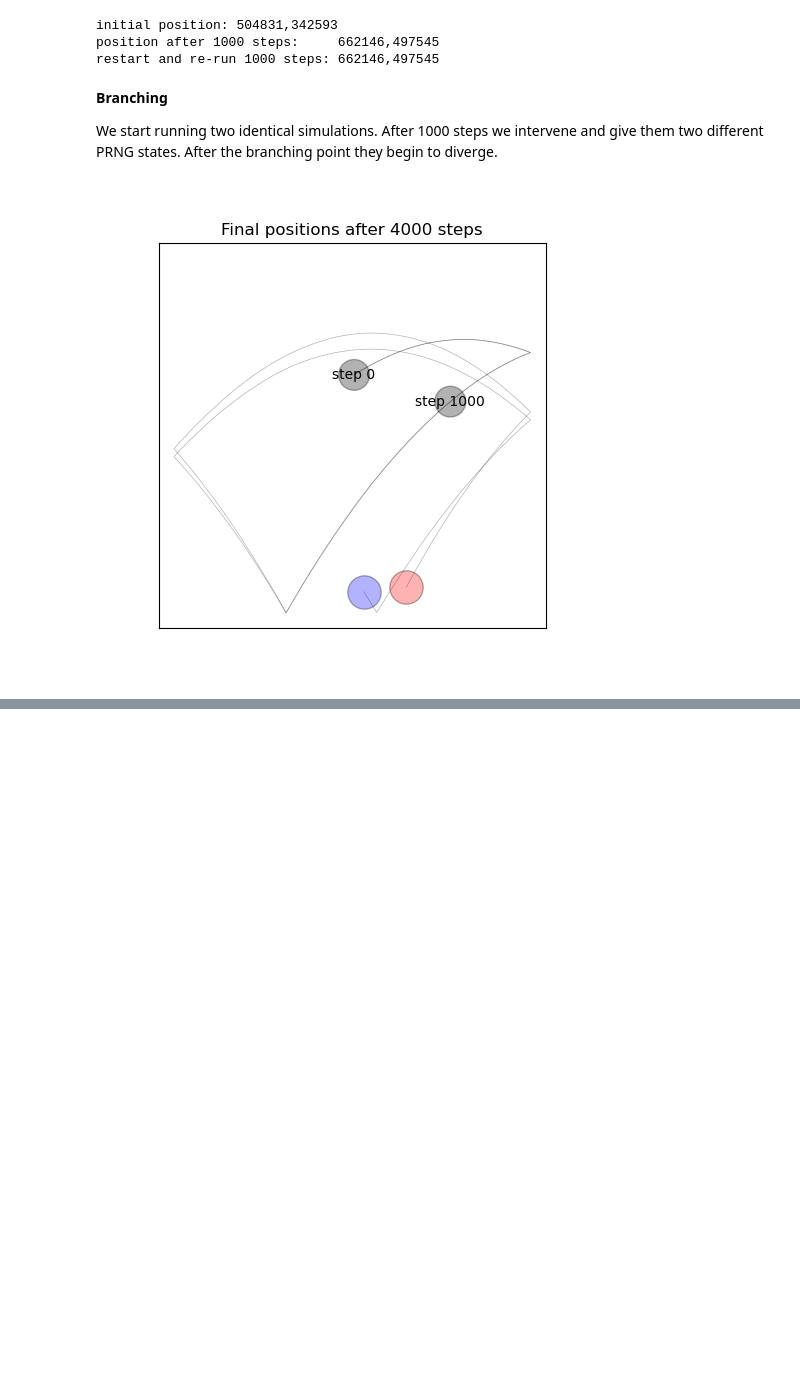
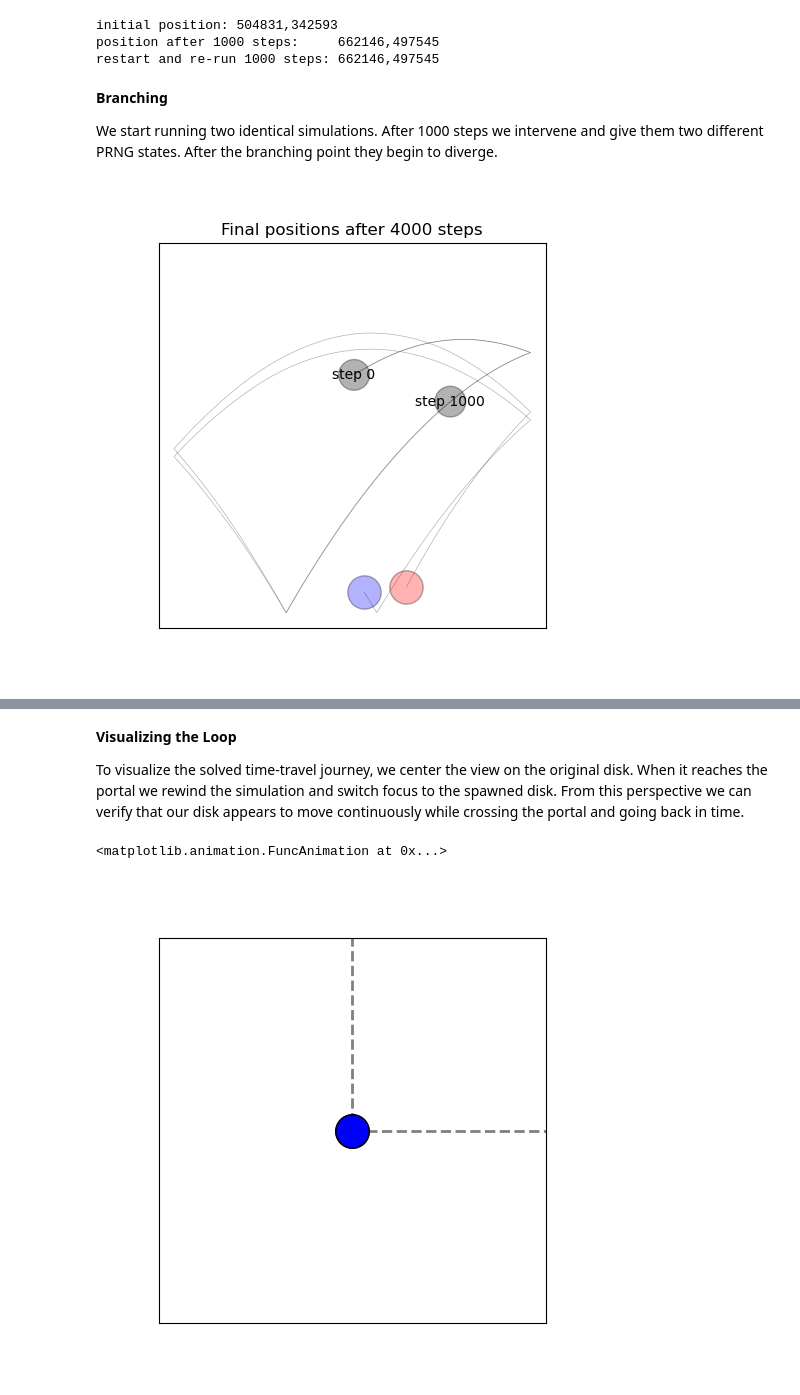
Before and after one commit to tessmero/woo-pong-py, a Jupyter notebook: index.ipynb, the cells around one changed output, grey strips where cells are left out. Saved outputs shown, nothing was run; the diff lists cells and outputs as text; code cells hidden in the pictures; blank space fills up the shorter version.

Commit message:
add simple time-loop solved with scipy

```diff
--- a/index.ipynb
+++ b/index.ipynb
@@ -152,0 +206,63 @@ ani
+# %%
+# ============================================================
+# FINAL OPTIMIZATION SUMMARY
+# ============================================================
+# Optimized Parameters:
+#   start_dx=78, start_dy=1
+#   spawn_on_step=1051
+#   spawn_dx=11, spawn_dy=117
+# Velocity Error: [-1, 1]
+# Error Magnitude: 1.4
+# ============================================================
+
+opt_start_dx=78
+opt_start_dy=1
+opt_spawn_on_step=1051
+opt_spawn_dx=11
+opt_spawn_dy=117
+# %% [markdown]
+**Visualizing the Loop**
+
+To visualize the solved time-travel journey, we center the view on the original disk. When it reaches the portal we rewind the simulation and switch focus to the spawned disk. From this perspective we can verify that our disk appears to move continuously while crossing the portal and going back in time.
+# %%
+
+
+# Create simulation with optimized parameters
+def buildSim():
+    sim = Simulation(DISK_DISK_LUT, seed=1234, n_disks=1)
+
+    # turn off gravity
+    sim.gravity_x = 0
+    sim.gravity_y = 0
+
+    # set initial state for original disk
+    original_disk = sim.disks[0]
+    original_disk.current_state.x = DISK_RADIUS
+    original_disk.current_state.y = 50 * VALUE_SCALE
+    original_disk.next_state.dx = opt_start_dx
+    original_disk.next_state.dy = opt_start_dy
+
+    # schedule spawn event
+    sim.is_loop = True
+    sim.spawn_on_step = opt_spawn_on_step
+    sim.spawn_x = 50 * VALUE_SCALE
+    sim.spawn_y = DISK_RADIUS
+    sim.spawn_dx = opt_spawn_dx
+    sim.spawn_dy = opt_spawn_dy
+
+    return sim
+
+
+from woo_pong_py.util import sim_loop_pyplot_animation
+
+# Animate the optimized loop
+ani_optimized = sim_loop_pyplot_animation(
+    buildSim(),buildSim(), # loop animation requires two copies of the sim
+    colors=['blue','blue'],
+    steps_per_frame=100,
+    step_limit = 20_000,
+)
+ani_optimized
+# %% [output]
+<matplotlib.animation.FuncAnimation at 0x...>
+[figure, added]
```
Also changed, not shown: parts of 10 cells of this notebook, 7 other files.
